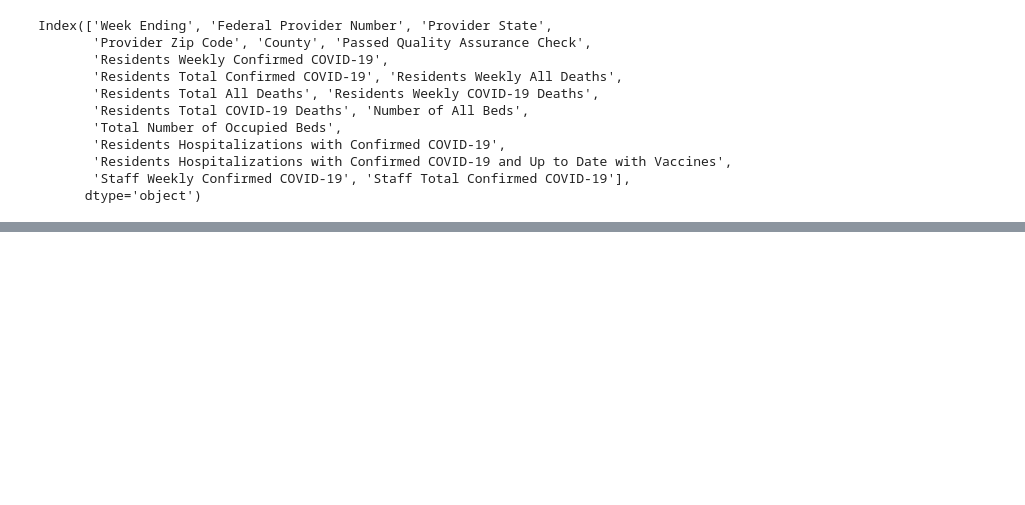
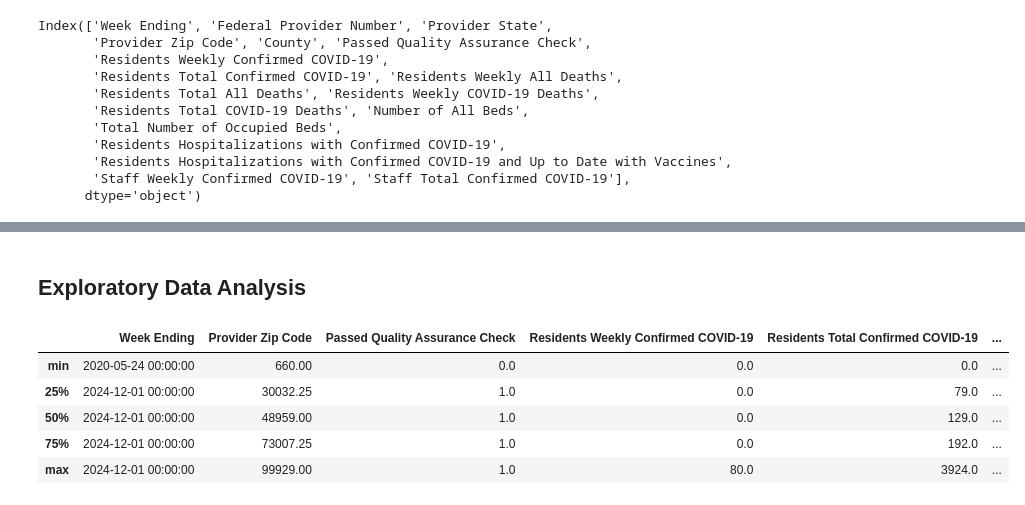
Before and after one commit to heiditam/covid19_nursing_home, a Jupyter notebook: data_exploration.ipynb, the cells around one changed output, grey strips where cells are left out. Cells and saved outputs as stored; diff of their text form; code cells hidden in the pictures; blank space fills up the shorter version.

```diff
--- a/data_exploration.ipynb
+++ b/data_exploration.ipynb
@@ -270,0 +280,2 @@ Index(['Week Ending', 'Federal Provider Number', 'Provider State',
+# %% [markdown]
+## Exploratory Data Analysis
@@ -270,0 +288,9 @@ Index(['Week Ending', 'Federal Provider Number', 'Provider State',
+# %%
+df.describe().loc[['min','25%', '50%', '75%', 'max']]
+# %% [output]
+|  | Week Ending | Provider Zip Code | Passed Quality Assurance Check | Residents Weekly Confirmed COVID-19 | Residents Total Confirmed COVID-19 | ... |
+| min | 2020-05-24 00:00:00 | 660.00 | 0.0 | 0.0 | 0.0 | ... |
+| 25% | 2024-12-01 00:00:00 | 30032.25 | 1.0 | 0.0 | 79.0 | ... |
+| 50% | 2024-12-01 00:00:00 | 48959.00 | 1.0 | 0.0 | 129.0 | ... |
+| 75% | 2024-12-01 00:00:00 | 73007.25 | 1.0 | 0.0 | 192.0 | ... |
+| max | 2024-12-01 00:00:00 | 99929.00 | 1.0 | 80.0 | 3924.0 | ... |
```
Also changed, not shown: parts of 7 cells of this notebook.
